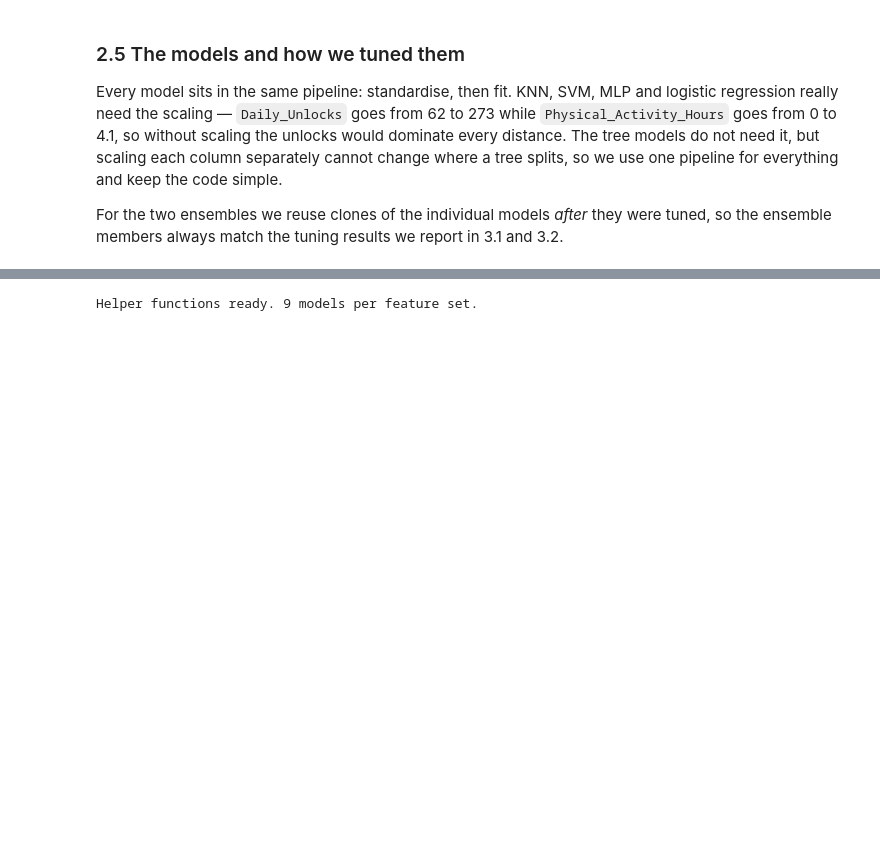
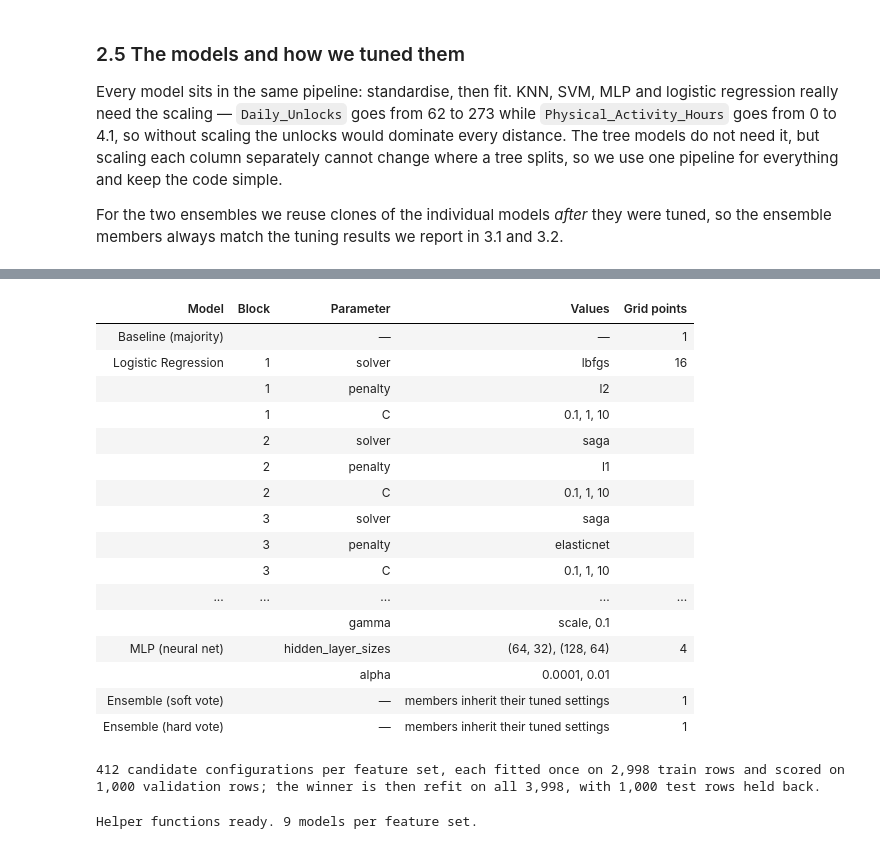
Before and after one commit to Ttalyacohen/Mental_health_dataset_evaluation, a Jupyter notebook: Questions/08_predicting_stress_and_mental_health.ipynb, the cells around one changed output, grey strips where cells are left out. Drawn from its saved outputs; the diff is of its cells as text; code cells hidden in the pictures; blank space fills up the shorter version.

```diff
--- a/Questions/08_predicting_stress_and_mental_health.ipynb
+++ b/Questions/08_predicting_stress_and_mental_health.ipynb
@@ -402,16 +403,51 @@ def grid_summary(grid):
     return ', '.join(names) or '—', max(1, points)
 
 
-roster_rows = []
-for n, _, g in BASE_MODELS:
-    tuned, points = grid_summary(g)
-    roster_rows.append({'Model': n, 'Tuned parameters': tuned, 'Grid points': points})
-roster_rows += [{'Model': f'Ensemble ({v} vote)',
-                 'Tuned parameters': 'members inherit their tuned settings',
-                 'Grid points': 1} for v in ('soft', 'hard')]
-roster = pd.DataFrame(roster_rows)
-print('Classification roster:')
-print(roster.to_string(index=False))
-print(f'\nTuning: {len(idx_train):,} train rows scored on {len(idx_val):,} validation rows, '
-      f'then refit on all {len(idx_fit):,}; {len(idx_test):,} test rows held back.')
+def fmt_values(values):
+    """Render one parameter's candidate list, keeping the long ranges compact."""
+    if isinstance(values, range):
+        return f'{values[0]} … {values[-1]} (step {values.step})'
+    return ', '.join('None' if v is None else str(v) for v in values)
+
+
+def grid_table(models, extra_rows=()):
+    """One row per searched parameter: what is tuned, over which values, how many points.
+
+    A grid written as a LIST of blocks (logistic regression) gets one row per parameter per
+    block, numbered in the Block column, because those blocks are searched separately — which
+    is also why their candidate counts sum instead of multiplying. Grid points are written
+    once per model, on its first row, since the count belongs to the model not the parameter.
+    """
+    rows = []
+    for label, _, grid in models:
+        _, points = grid_summary(grid)
+        blocks = grid if isinstance(grid, list) else [grid]
+        params = [(str(i + 1) if isinstance(grid, list) else '', k.replace('model__', ''), v)
+                  for i, b in enumerate(blocks) for k, v in b.items()] or [('', '—', None)]
+        for i, (block, name, values) in enumerate(params):
+            rows.append({'Model': label if i == 0 else '', 'Block': block, 'Parameter': name,
+                         'Values': '—' if values is None else fmt_values(values),
+                         'Grid points': points if i == 0 else ''})
+    return pd.DataFrame(rows + list(extra_rows))
+
+
+# The ensembles search nothing of their own — they are assembled from members that were
+# already tuned above — so they are one fit each rather than a grid.
+ENSEMBLE_ROWS = [{'Model': f'Ensemble ({v} vote)', 'Block': '', 'Parameter': '—',
+                  'Values': 'members inherit their tuned settings', 'Grid points': 1}
+                 for v in ('soft', 'hard')]
+
+cls_grid_table = grid_table(BASE_MODELS, ENSEMBLE_ROWS)
+
+# Keyed by model name so the tuning tables in 3.1 and 3.2 can show how big a space each
+# chosen configuration was picked out of, without restating the grids.
+GRID_POINTS = {n: grid_summary(g)[1] for n, _, g in BASE_MODELS}
+GRID_POINTS.update({r['Model']: r['Grid points'] for r in ENSEMBLE_ROWS})
+cls_points = sum(GRID_POINTS.values())
+
+print('Classification search grid:')
+display(cls_grid_table.style.hide(axis='index'))
+print(f'{cls_points:,} candidate configurations per feature set, each fitted once on '
+      f'{len(idx_train):,} train rows and scored on {len(idx_val):,} validation rows; the '
+      f'winner is then refit on all {len(idx_fit):,}, with {len(idx_test):,} test rows held back.')
 # %% [output]
@@ -431,3 +455,21 @@ Tuning: 2,998 train rows scored on 1,000 validation rows, then refit on all 3,99
+| Model | Block | Parameter | Values | Grid points |
+| Baseline (majority) |  | — | — | 1 |
+| Logistic Regression | 1 | solver | lbfgs | 16 |
+|  | 1 | penalty | l2 |  |
+|  | 1 | C | 0.1, 1, 10 |  |
+|  | 2 | solver | saga |  |
+|  | 2 | penalty | l1 |  |
+|  | 2 | C | 0.1, 1, 10 |  |
+|  | 3 | solver | saga |  |
+|  | 3 | penalty | elasticnet |  |
+|  | 3 | C | 0.1, 1, 10 |  |
+| ... | ... | ... | ... | ... |
+|  |  | gamma | scale, 0.1 |  |
+| MLP (neural net) |  | hidden_layer_sizes | (64, 32), (128, 64) | 4 |
+|  |  | alpha | 0.0001, 0.01 |  |
+| Ensemble (soft vote) |  | — | members inherit their tuned settings | 1 |
+| Ensemble (hard vote) |  | — | members inherit their tuned settings | 1 |
+412 candidate configurations per feature set, each fitted once on 2,998 train rows and scored on 1,000 validation rows; the winner is then refit on all 3,998, with 1,000 test rows held back.
 # %%
 def evaluate_classifier(label, est, grid, X, y):
     """Tune on the validation split, refit on train+val, score once on the test set."""
```
Also changed, not shown: parts of 19 cells of this notebook.
